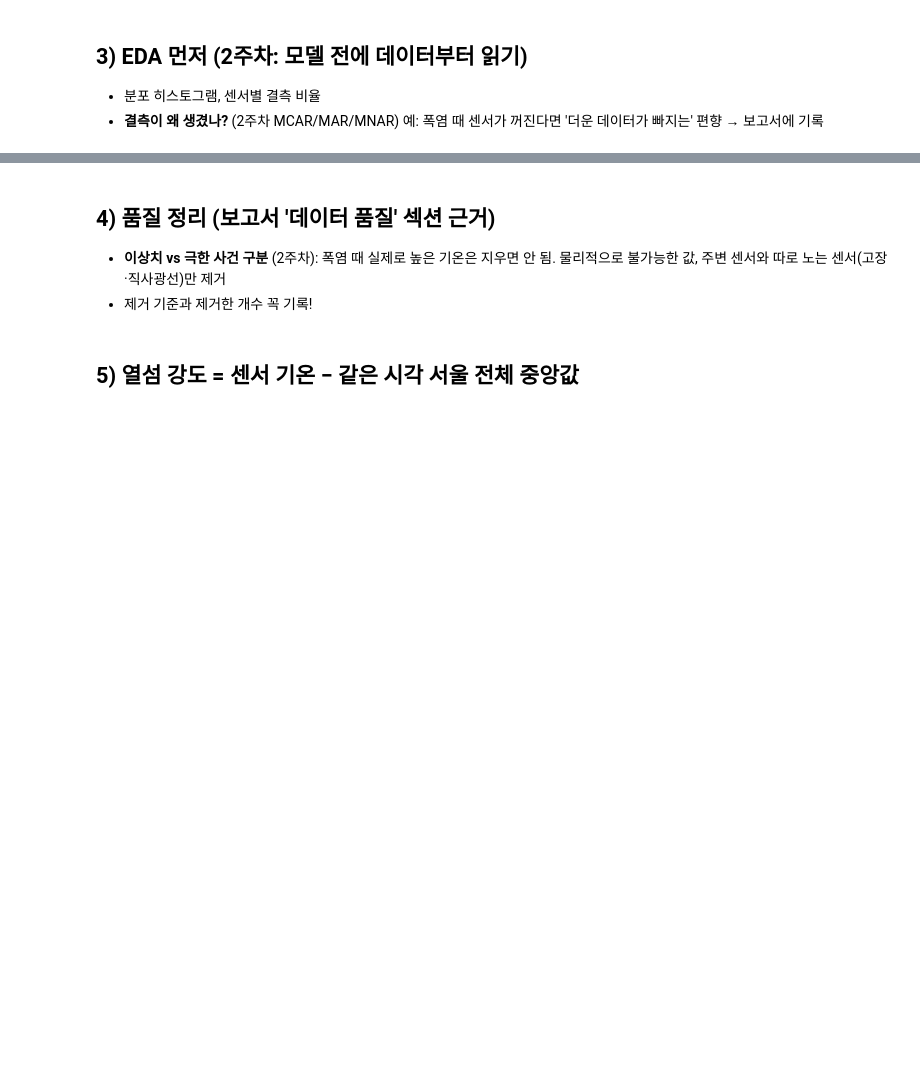
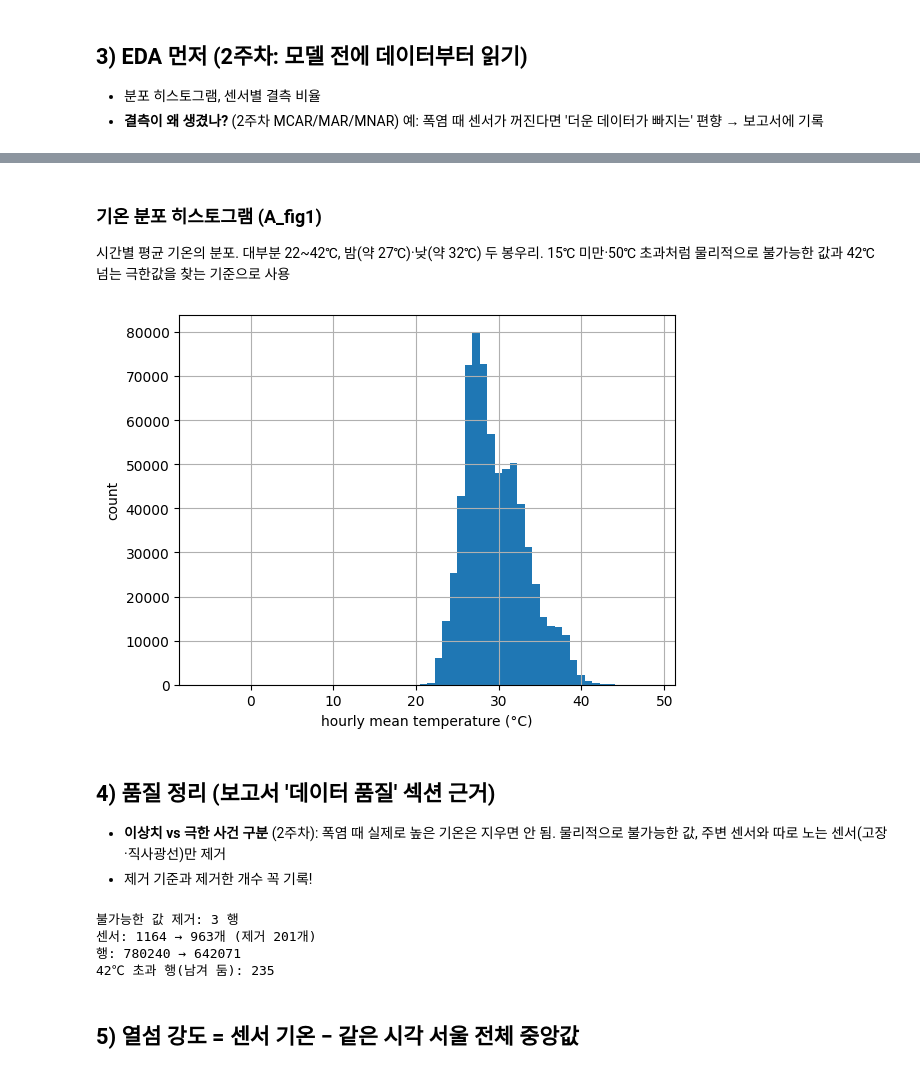
Before and after one commit to uhaeunn/AICEE_project_team14, a Jupyter notebook: notebooks/01_labels_A.ipynb, the cells around one changed output, grey strips where cells are left out. Drawn from its saved outputs; the diff is of its cells as text; code cells hidden in the pictures; blank space fills up the shorter version.

```diff
--- a/notebooks/01_labels_A.ipynb
+++ b/notebooks/01_labels_A.ipynb
@@ -24,5 +26,5 @@ USE_DUMMY = True   # ← 진짜 데이터 나오면 False로 바꾸기
 import pandas as pd, glob
 files = sorted(glob.glob(f'{BASE}/data_raw/sdot/*.csv'))
 print(len(files), 'files')
-raw = pd.concat([pd.read_csv(f, encoding='utf-8') for f in files], ignore_index=True)  # 글자 깨지면 encoding='cp949'
+raw = pd.concat([pd.read_csv(f, encoding='cp949') for f in files], ignore_index=True)  # 글자 깨지면 encoding='cp949'
 print(raw.columns.tolist()); raw.head()
@@ -30,11 +42,30 @@ print(raw.columns.tolist()); raw.head()
 ## 2) 열 이름 통일
 ⚠️ 실제 파일의 열 이름을 보고 아래 딕셔너리 왼쪽을 고치기
 # %%
+raw.columns = raw.columns.str.replace(' ', '')
+
 COLMAP = {
-    '시리얼': 'sensor_id',      # TODO: 실제 열 이름으로
-    '측정시간': 'time',          # TODO
-    '평균 온도': 'temp',         # TODO
+    '시리얼': 'sensor_id',
+    '센서시간': 'time',
+    '평균기온': 'temp',
+    '데이터구분번호': 'data_no',
 }
-d = raw.rename(columns=COLMAP)[['sensor_id', 'time', 'temp']]
-d['time'] = pd.to_datetime(d['time'].astype(str), errors='coerce')
+d = raw.rename(columns=COLMAP)[['sensor_id', 'time', 'temp', 'data_no']].copy()
+
+# 1) 시간 형식 통일: _HH-MM-SS, _HH:MM:SS 둘 다 → 'YYYY-MM-DD HH:MM:SS', 그다음 정시로
+t = d['time'].astype(str).str.replace(r'_(\d{2})-(\d{2})-(\d{2})', r' \1:\2:\3', regex=True).str.replace('_', ' ')
+d['time'] = pd.to_datetime(t, errors='coerce').dt.floor('h')
 d['temp'] = pd.to_numeric(d['temp'], errors='coerce')
+print('시간 변환 실패:', d['time'].isna().sum())
+
+# 2) 같은 센서·같은 시각이면 DATA_NO 2(보정값)만 남기기 — 반드시 시간 정리 '다음'에
+n_before = len(d)
+d = d.sort_values('data_no').drop_duplicates(['sensor_id', 'time'], keep='last').drop(columns='data_no')
+print(f'중복 제거: {n_before - len(d)}행, 남은 행: {len(d)}')
+
+# 팀 공통 규격 기간만: 2026-08-03 00시 ~ 08-30 23시 (센서시간 기준)
+d = d[(d['time'] >= '2026-08-03') & (d['time'] < '2026-08-31')]
+per_day = d['time'].dt.date.value_counts().sort_index()
+print('시각 수:', d['time'].nunique(), '/ 남은 행:', len(d), '/ 센서 수:', d['sensor_id'].nunique())
+print('하루 행 수 최소~최대:', per_day.min(), '~', per_day.max())
+print(per_day.tail(2))
@@ -50,15 +146,46 @@ d['temp'].hist(bins=60);
+# %% [markdown]
+### 기온 분포 히스토그램 (A_fig1)
+시간별 평균 기온의 분포. 대부분 22~42℃, 밤(약 27℃)·낮(약 32℃) 두 봉우리. 15℃ 미만·50℃ 초과처럼 물리적으로 불가능한 값과 42℃ 넘는 극한값을 찾는 기준으로 사용
+# %%
+import matplotlib.pyplot as plt
+plt.figure()
+d['temp'].hist(bins=60)
+plt.xlabel('hourly mean temperature (°C)'); plt.ylabel('count')
+plt.savefig(f'{BASE}/results/A_fig1_temp_hist.png', dpi=200, bbox_inches='tight')
+plt.show()
+# %% [output]
+[figure, added]
 # %% [markdown]
 ## 4) 품질 정리 (보고서 '데이터 품질' 섹션 근거)
 - **이상치 vs 극한 사건 구분** (2주차): 폭염 때 실제로 높은 기온은 지우면 안 됨. 물리적으로 불가능한 값, 주변 센서와 따로 노는 센서(고장·직사광선)만 제거
 - 제거 기준과 제거한 개수 꼭 기록!
 # %%
-d = d.dropna()
-n0 = len(d)
-d = d[(d['temp'] > -10) & (d['temp'] < 50)]          # TODO: 물리적으로 불가능한 값 기준 (팀 합의)
+d = d[~d['sensor_id'].isin(['OC3CL200010', 'OC3CL200011', 'OC3CL200061', 'OC3CL200065'])]   # 서울대공원(과천) 제외
+
+N_HOURS = 672                      # 8/3~8/30 전체 시간 수
+n0, s0 = len(d), d['sensor_id'].nunique()
+
+# 1) 기온 빈 값 제거
+d = d.dropna(subset=['temp'])
+
+# 2) 물리적으로 불가능한 값만 제거 (8월 서울 1시간 평균 기준). 폭염 고온은 지우지 않음
+bad = (d['temp'] < 15) | (d['temp'] > 50)
+print('불가능한 값 제거:', bad.sum(), '행')
+d = d[~bad]
+
+# 3) 기간의 70% 이상(470시간 이상) 측정된 센서만 남김
 cnt = d.groupby('sensor_id').size()
-good = cnt[cnt >= 0.7 * cnt.max()].index              # 기간의 70% 이상 측정된 센서만
+good = cnt[cnt >= 0.7 * N_HOURS].index
 d = d[d['sensor_id'].isin(good)]
-print(f'제거된 행: {n0 - len(d)}, 남은 센서: {d.sensor_id.nunique()}')
+
+print(f'센서: {s0} → {d.sensor_id.nunique()}개 (제거 {s0 - d.sensor_id.nunique()}개)')
+print(f'행: {n0} → {len(d)}')
+print('42℃ 초과 행(남겨 둠):', (d['temp'] > 42).sum())
+# %% [output]
+불가능한 값 제거: 3 행
+센서: 1164 → 963개 (제거 201개)
+행: 780240 → 642071
+42℃ 초과 행(남겨 둠): 235
 # %% [markdown]
 ## 5) 열섬 강도 = 센서 기온 − 같은 시각 서울 전체 중앙값
 # %%
```
Also changed, not shown: parts of 20 cells of this notebook, 4 other files.
